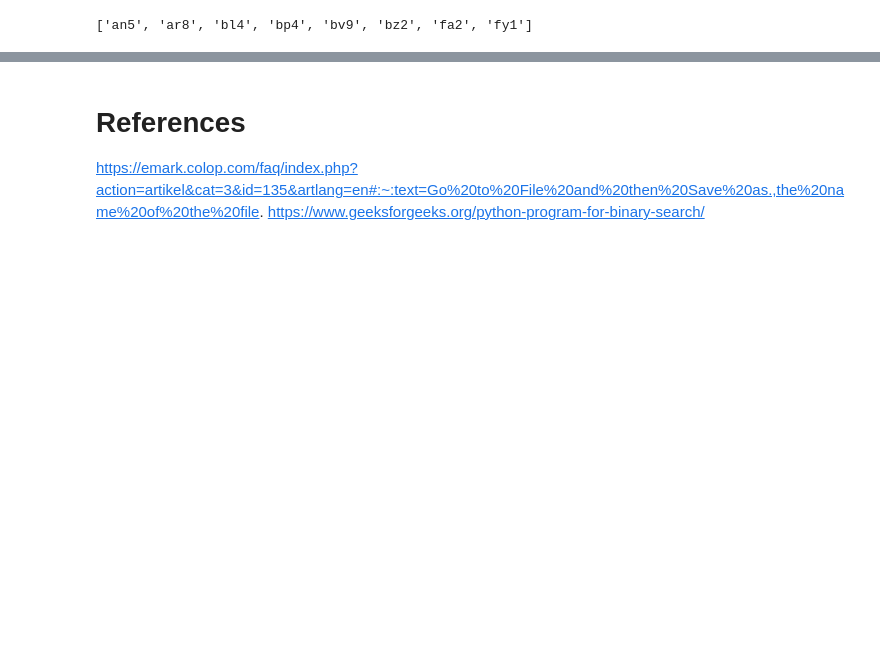
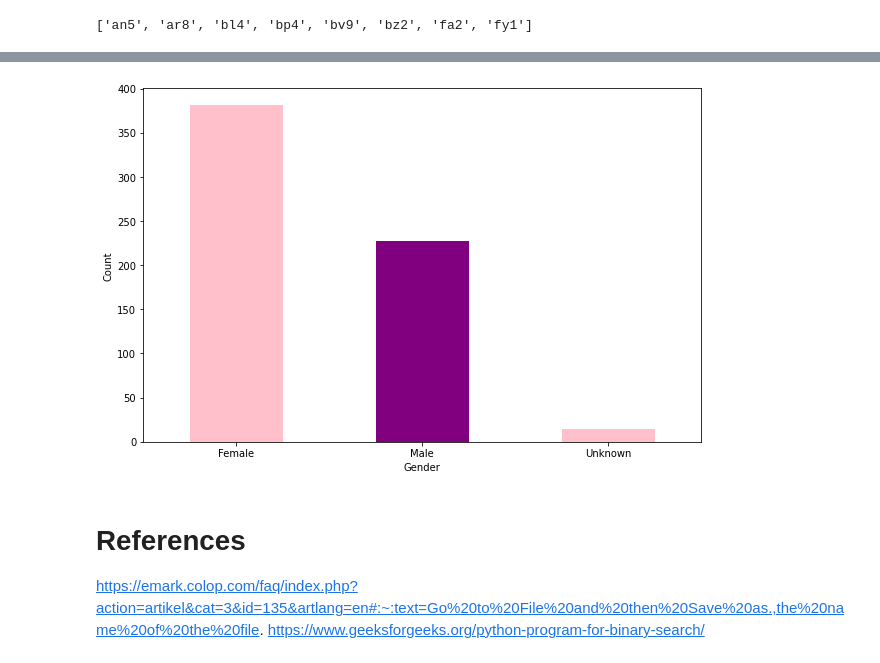
Before and after one commit to mencer456/LRDC-Research, a Jupyter notebook: LRDC-data-analysis.ipynb, the cells around one changed output, grey strips where cells are left out. Drawn from its saved outputs; the diff is of its cells as text; code cells hidden in the pictures; blank space fills up the shorter version.

```diff
--- a/LRDC-data-analysis.ipynb
+++ b/LRDC-data-analysis.ipynb
@@ -660,3 +672,10 @@ print(all_three_loose)
+# %%
+strict['gender'].value_counts().plot.bar(figsize=(10,6.5), color=['pink','purple'],rot=0)
+plt.xlabel("Gender")
+plt.ylabel("Count")
+plt.show()
+# %% [output]
+[figure, added]
 # %% [markdown]
 # References
 https://emark.colop.com/faq/index.php?action=artikel&cat=3&id=135&artlang=en#:~:text=Go%20to%20File%20and%20then%20Save%20as.,the%20name%20of%20the%20file.
```
Also changed, not shown: parts of 5 cells of this notebook.
